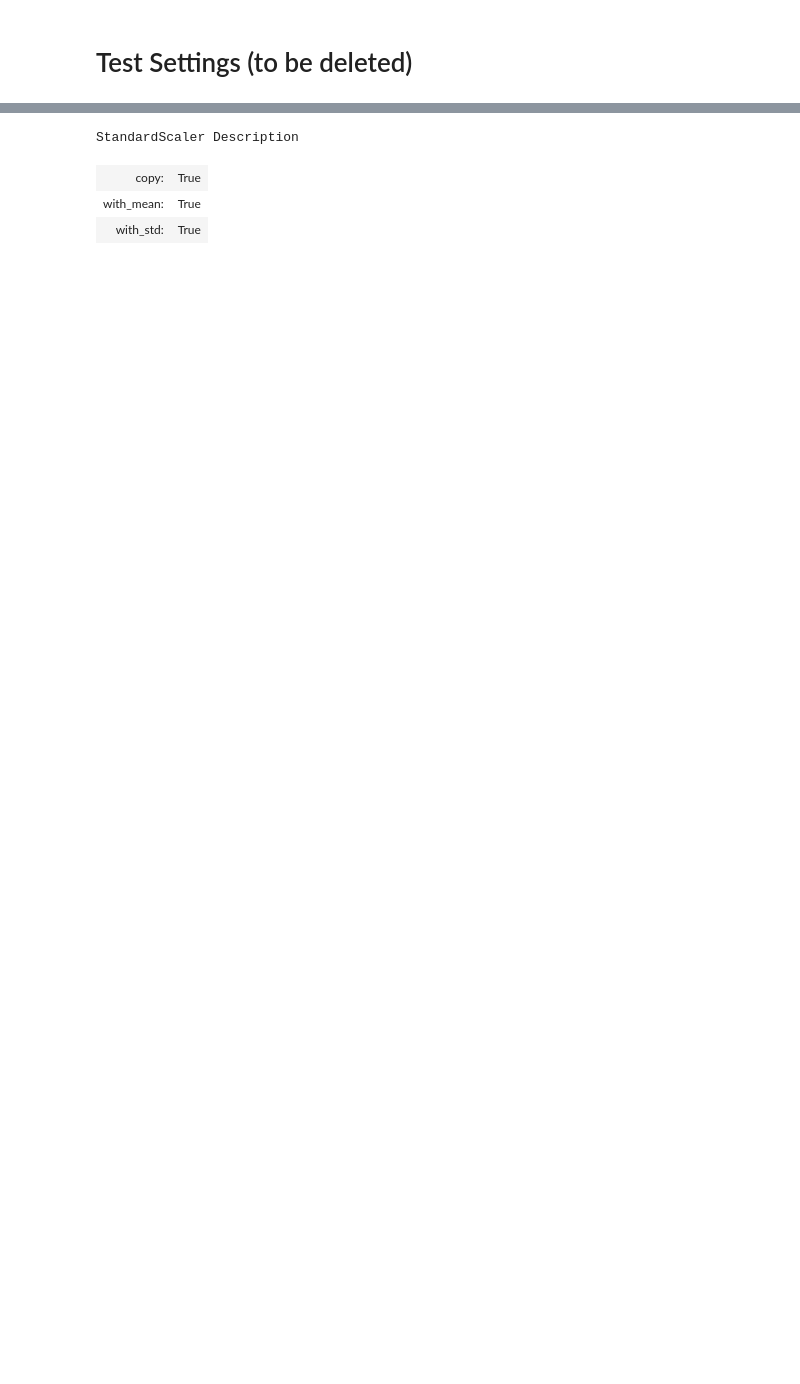
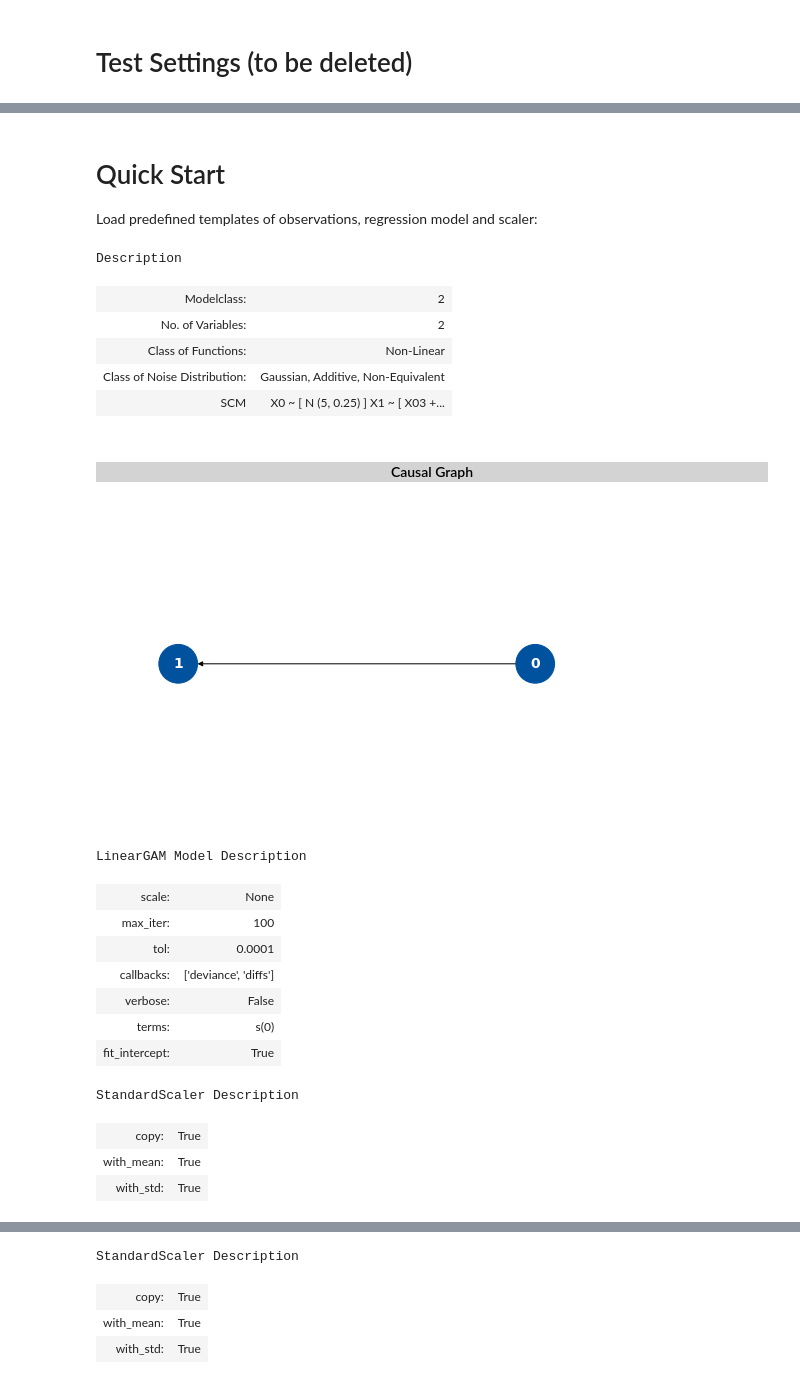
Before and after one commit to HoChiak/whypy, a Jupyter notebook: WhyPyLab.ipynb, the cells around one changed output, grey strips where cells are left out. Cells and saved outputs as stored; diff of their text form; code cells hidden in the pictures; blank space fills up the shorter version.

```diff
--- a/WhyPyLab.ipynb
+++ b/WhyPyLab.ipynb
@@ -69,0 +141,29 @@ Causal Graph
+# %% [markdown]
+# <a name="quick"></a>Quick Start
+
+Load predefined templates of observations, regression model and scaler:
+# %%
+obs = whypy.load.observations(modelclass=2, no_obs=500, seed=1)
+regmod = whypy.load.model_lingam(term='spline')
+scaler = whypy.load.scaler_standard()
+# %% [output]
+Description
+| Modelclass: | 2 |
+| No. of Variables: | 2 |
+| Class of Functions: | Non-Linear |
+| Class of Noise Distribution: | Gaussian, Additive, Non-Equivalent |
+| SCM | X0 ~ [ N (5, 0.25) ] X1 ~ [ X03 +... |
+Causal Graph
+[figure, added]
+LinearGAM Model Description
+| scale: | None |
+| max_iter: | 100 |
+| tol: | 0.0001 |
+| callbacks: | ['deviance', 'diffs'] |
+| verbose: | False |
+| terms: | s(0) |
+| fit_intercept: | True |
+StandardScaler Description
+| copy: | True |
+| with_mean: | True |
+| with_std: | True |
```
Also changed, not shown: parts of 20 cells of this notebook, 7 other files.
